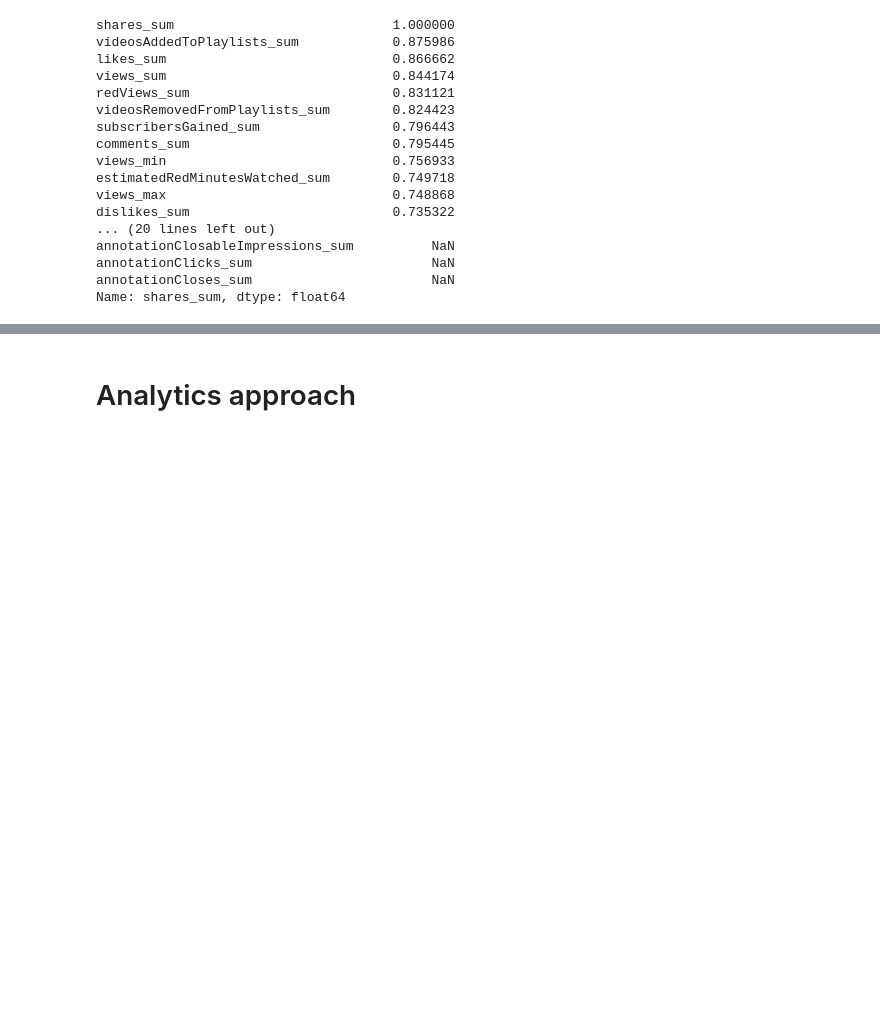
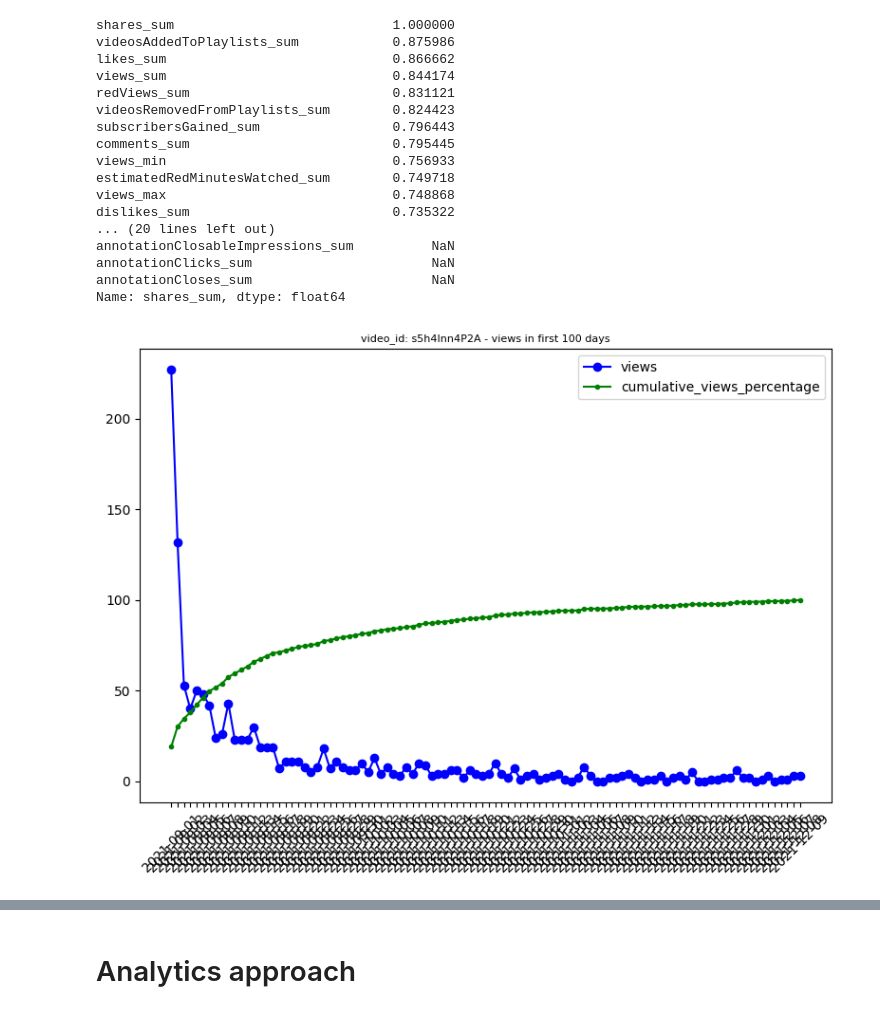
Before and after one commit to thomasyow/thomasyow, a Jupyter notebook: video-shares-impact-on-video-longevity.ipynb, the cells around one changed output, grey strips where cells are left out. Saved outputs shown, nothing was run; the diff lists cells and outputs as text; code cells hidden in the pictures; blank space fills up the shorter version.

Commit message:
Kaggle Notebook | Video Shares Impact on Video Longevity - WIP | v1

```diff
--- a/video-shares-impact-on-video-longevity.ipynb
+++ b/video-shares-impact-on-video-longevity.ipynb
@@ -337,3 +337,23 @@ annotationClosableImpressions_sum          NaN
 annotationClicks_sum                       NaN
 annotationCloses_sum                       NaN
 Name: shares_sum, dtype: float64
+# %%
+sample_id = train_data_above_cut_off_point['video_id'].sample(n=1).iloc[0]
+
+sample_train_data = train_data_above_cut_off_first_100_days[train_data_above_cut_off_first_100_days['video_id'] == sample_id].sort_values(by = 'day')
+
+total_views = sample_train_data["views"].sum()
+sample_train_data["cumulative_views"] = sample_train_data["views"].cumsum()
+sample_train_data["cumulative_views_percentage"] = sample_train_data["cumulative_views"] / total_views * 100
+
+# sample_train_data = sample_train_data.head(len(sample_train_data) // 2)
+plt.figure(figsize=(8,6))
+plt.plot(sample_train_data['day'], sample_train_data['views'], label='views', color='b', marker='o')
+plt.plot(sample_train_data['day'], sample_train_data['cumulative_views_percentage'], label='cumulative_views_percentage', color='g', marker='.')
+plt.title('video_id: ' + str(sample_id) + ' - views in first 100 days', fontsize = 8)
+plt.xticks(rotation=45)
+plt.legend()
+plt.tight_layout()  # Adjust layout to prevent clipping
+plt.show()
+# %% [output]
+[figure, added]
```
Also changed, not shown: parts of 3 cells of this notebook.
